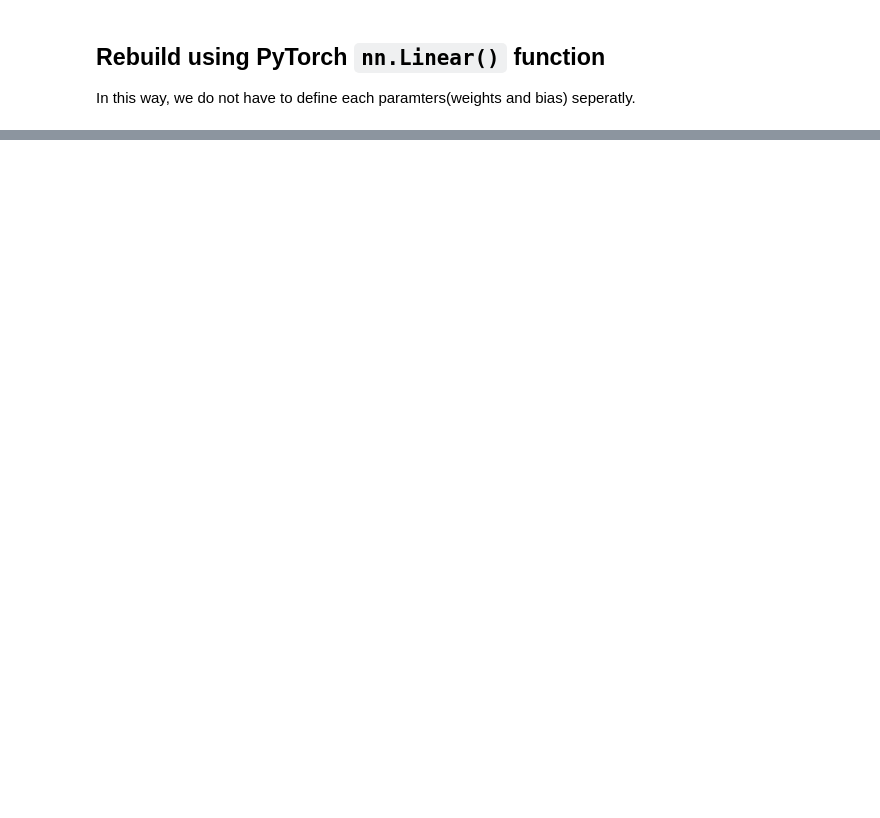
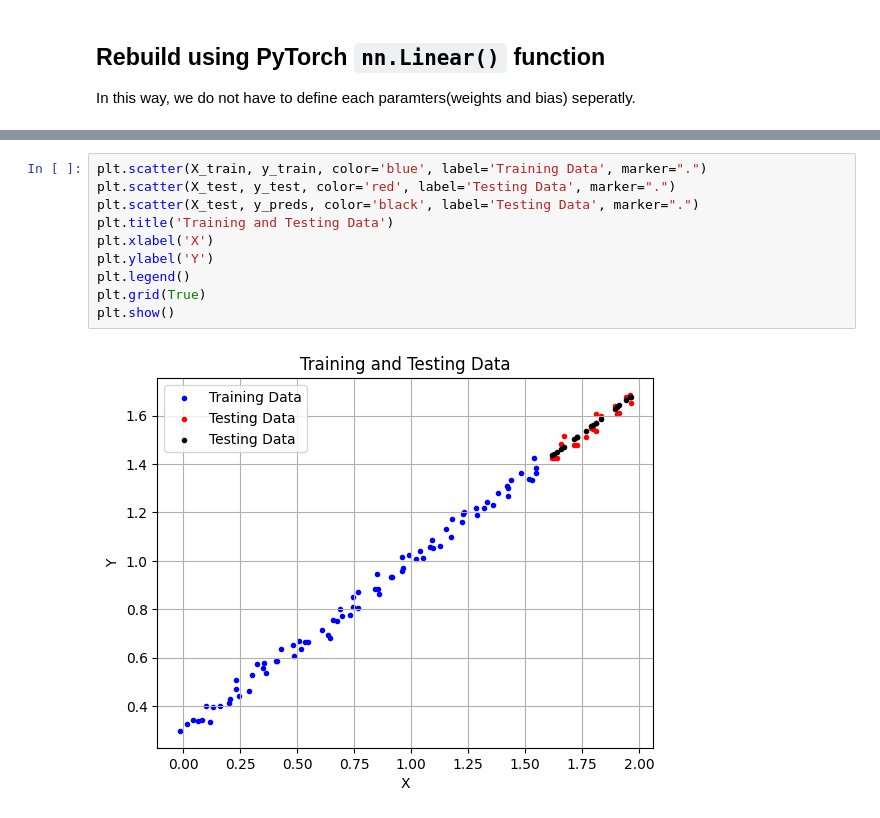
Before and after one commit to BimsaraS99/pytorch-linear-regression-with-nn, a Jupyter notebook: pytorch_linear_regression_nn.ipynb, the cells around one changed output, grey strips where cells are left out. Drawn from its saved outputs; the diff is of its cells as text; blank space fills up the shorter version.

```diff
--- a/pytorch_linear_regression_nn.ipynb
+++ b/pytorch_linear_regression_nn.ipynb
@@ -242,0 +317,12 @@ class LinearRegressionModel_V2torch(torch.nn.Module):
+# %%
+plt.scatter(X_train, y_train, color='blue', label='Training Data', marker=".")
+plt.scatter(X_test, y_test, color='red', label='Testing Data', marker=".")
+plt.scatter(X_test, y_preds, color='black', label='Testing Data', marker=".")
+plt.title('Training and Testing Data')
+plt.xlabel('X')
+plt.ylabel('Y')
+plt.legend()
+plt.grid(True)
+plt.show()
+# %% [output]
+[figure, added]
```
Also changed, not shown: parts of 21 cells of this notebook.
